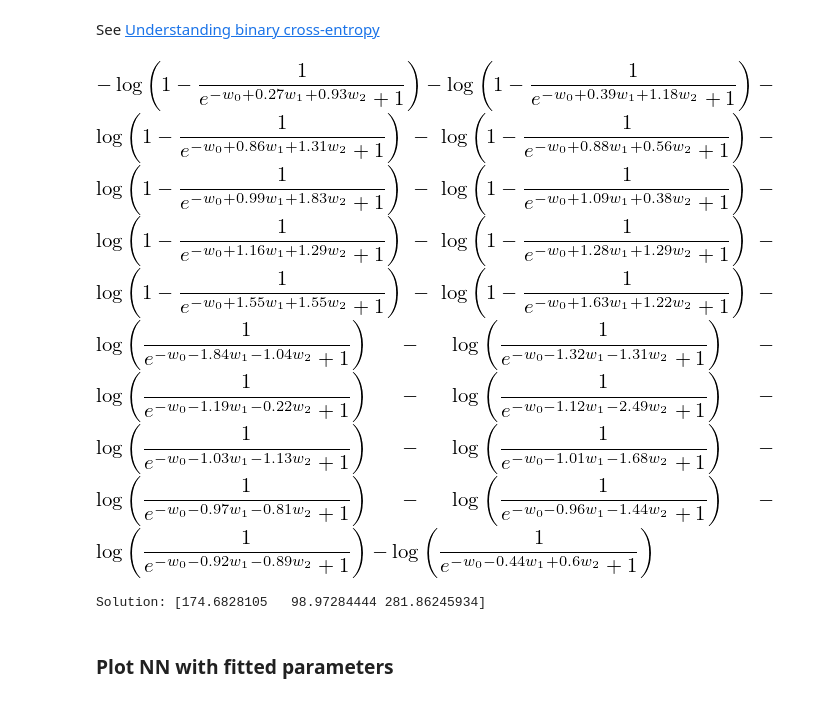
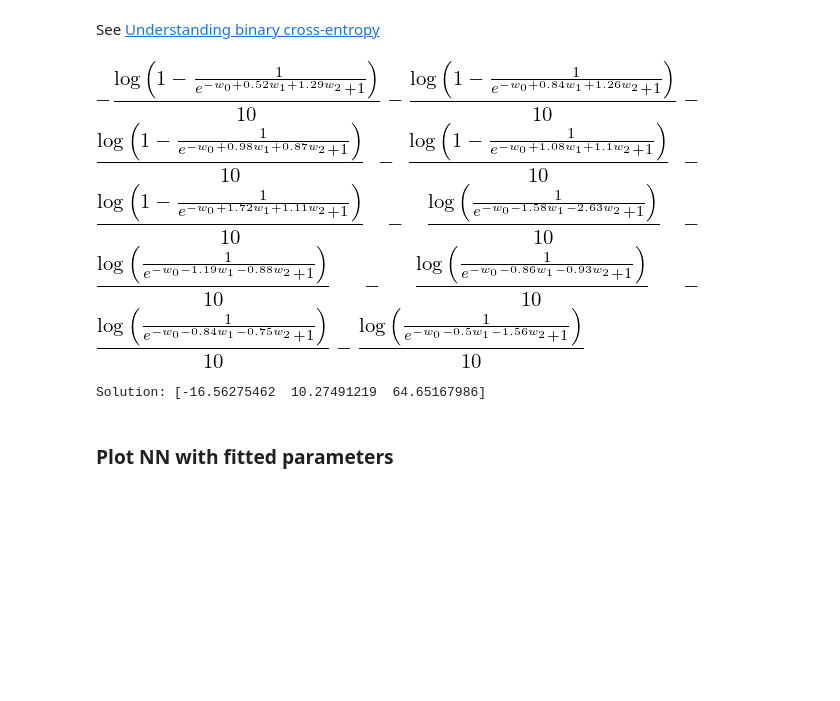
Before and after one commit to gmacario/10k, a Jupyter notebook: NN2 Neural Networks intro.ipynb, the cells around one changed output. Cells and saved outputs as stored; diff of their text form; code cells hidden in the pictures; blank space fills up the shorter version.

```diff
--- a/NN2 Neural Networks intro.ipynb
+++ b/NN2 Neural Networks intro.ipynb
@@ -18,8 +18,8 @@ sympy.init_printing(forecolor="black")
 # %%
 POINTS = 10
 SCALE = 0.5
-class0 = np.around(np.random.normal(loc=-1, scale=SCALE, size=(POINTS, 2)), decimals=2)
-class1 = np.around(np.random.normal(loc=1, scale=SCALE, size=(POINTS, 2)), decimals=2)
+class0 = np.around(np.random.normal(loc=-1, scale=SCALE, size=(POINTS // 2, 2)), decimals=2)
+class1 = np.around(np.random.normal(loc=1, scale=SCALE, size=(POINTS // 2, 2)), decimals=2)
 plt.figure(figsize=(8, 8))
 plt.scatter(x=class0[:, 0], y=class0[:, 1], c="blue", label="Class 0")
 plt.scatter(x=class1[:, 0], y=class1[:, 1], c="red", label="Class 1")
@@ -57,19 +57,20 @@ def loss_function(v, e):
 # %%
 loss = 0
 for x1, x2 in class0:
     loss = loss + loss_function(nn.subs([(X1, x1), (X2, x2)]), 0)
 for x1, x2 in class1:
     loss = loss + loss_function(nn.subs([(X1, x1), (X2, x2)]), 1)
+loss = loss / POINTS
 loss_f = sympy.lambdify((W0, W1, W2), loss)
 loss
 # %% [output]
-[figure, old version]
+[figure, new version]
 # %%
 start = np.random.random(3) * 2 - 1
 fit = minimize(lambda a: loss_f(*a), start, method="nelder-mead")
 print(f"Solution: {fit.x}")
 # %% [output]
-Solution: [174.6828105   98.97284444 281.86245934]
+Solution: [-16.56275462  10.27491219  64.65167986]
 # %% [markdown]
 ### Plot NN with fitted parameters
 # %%
```
Also changed, not shown: parts of 2 cells of this notebook.
